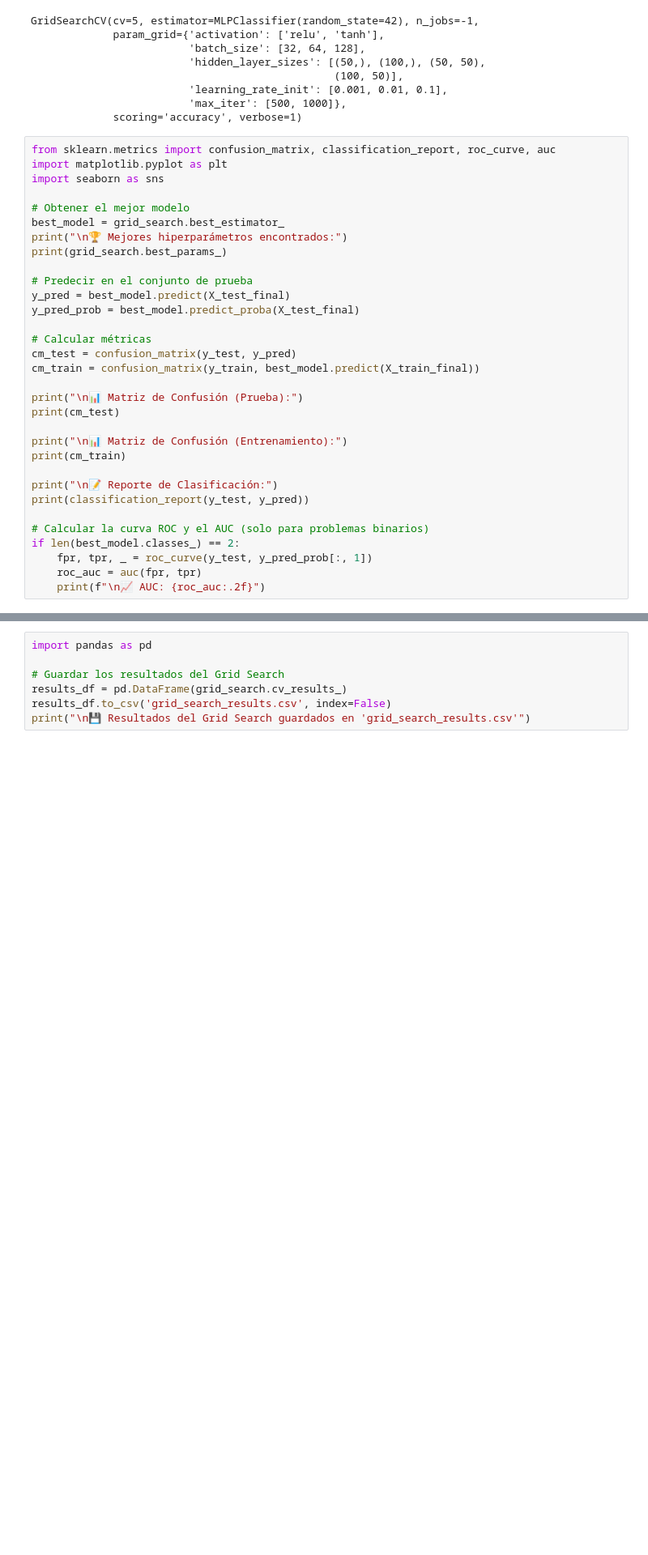
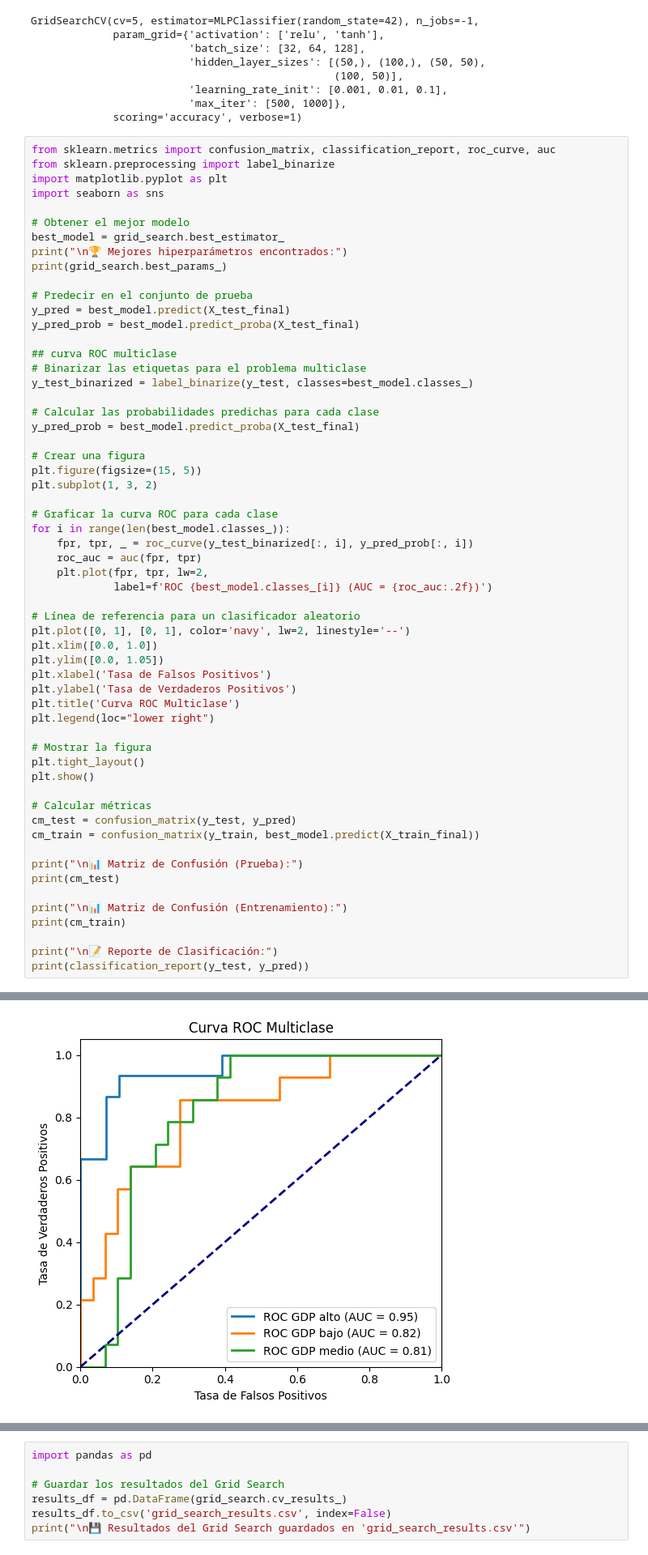
Before and after one commit to jechavarria12/World_GDP_Neural_netowrk, a Jupyter notebook: Copia_de_world_bank_neural_network.ipynb, the cells around one changed output, grey strips where cells are left out. Shown: that part at 81% size. Cells and saved outputs as stored; diff of their text form; blank space fills up the shorter version.

```diff
--- a/Copia_de_world_bank_neural_network.ipynb
+++ b/Copia_de_world_bank_neural_network.ipynb
@@ -476,6 +459,7 @@ GridSearchCV(cv=5, estimator=MLPClassifier(random_state=42), n_jobs=-1,
              scoring='accuracy', verbose=1)
 # %%
 from sklearn.metrics import confusion_matrix, classification_report, roc_curve, auc
+from sklearn.preprocessing import label_binarize
 import matplotlib.pyplot as plt
 import seaborn as sns
 
@@ -487,6 +471,37 @@ print(grid_search.best_params_)
 # Predecir en el conjunto de prueba
 y_pred = best_model.predict(X_test_final)
 y_pred_prob = best_model.predict_proba(X_test_final)
+
+## curva ROC multiclase
+# Binarizar las etiquetas para el problema multiclase
+y_test_binarized = label_binarize(y_test, classes=best_model.classes_)
+
+# Calcular las probabilidades predichas para cada clase
+y_pred_prob = best_model.predict_proba(X_test_final)
+
+# Crear una figura
+plt.figure(figsize=(15, 5))
+plt.subplot(1, 3, 2)
+
+# Graficar la curva ROC para cada clase
+for i in range(len(best_model.classes_)):
+    fpr, tpr, _ = roc_curve(y_test_binarized[:, i], y_pred_prob[:, i])
+    roc_auc = auc(fpr, tpr)
+    plt.plot(fpr, tpr, lw=2,
+             label=f'ROC {best_model.classes_[i]} (AUC = {roc_auc:.2f})')
+
+# Línea de referencia para un clasificador aleatorio
+plt.plot([0, 1], [0, 1], color='navy', lw=2, linestyle='--')
+plt.xlim([0.0, 1.0])
+plt.ylim([0.0, 1.05])
+plt.xlabel('Tasa de Falsos Positivos')
+plt.ylabel('Tasa de Verdaderos Positivos')
+plt.title('Curva ROC Multiclase')
+plt.legend(loc="lower right")
+
+# Mostrar la figura
+plt.tight_layout()
+plt.show()
 
 # Calcular métricas
 cm_test = confusion_matrix(y_test, y_pred)
@@ -500,12 +515,6 @@ print(cm_train)
 
 print("\n📝 Reporte de Clasificación:")
 print(classification_report(y_test, y_pred))
-
-# Calcular la curva ROC y el AUC (solo para problemas binarios)
-if len(best_model.classes_) == 2:
-    fpr, tpr, _ = roc_curve(y_test, y_pred_prob[:, 1])
-    roc_auc = auc(fpr, tpr)
-    print(f"\n📈 AUC: {roc_auc:.2f}")
 # %% [output]
 🏆 Mejores hiperparámetros encontrados:
 {'activation': 'tanh', 'batch_size': 128, 'hidden_layer_sizes': (100,), 'learning_rate_init': 0.01, 'max_iter': 500}
@@ -526,0 +521 @@ weighted avg       0.75      0.70      0.70        43
+[figure, added]
```
Also changed, not shown: parts of 4 cells of this notebook.
